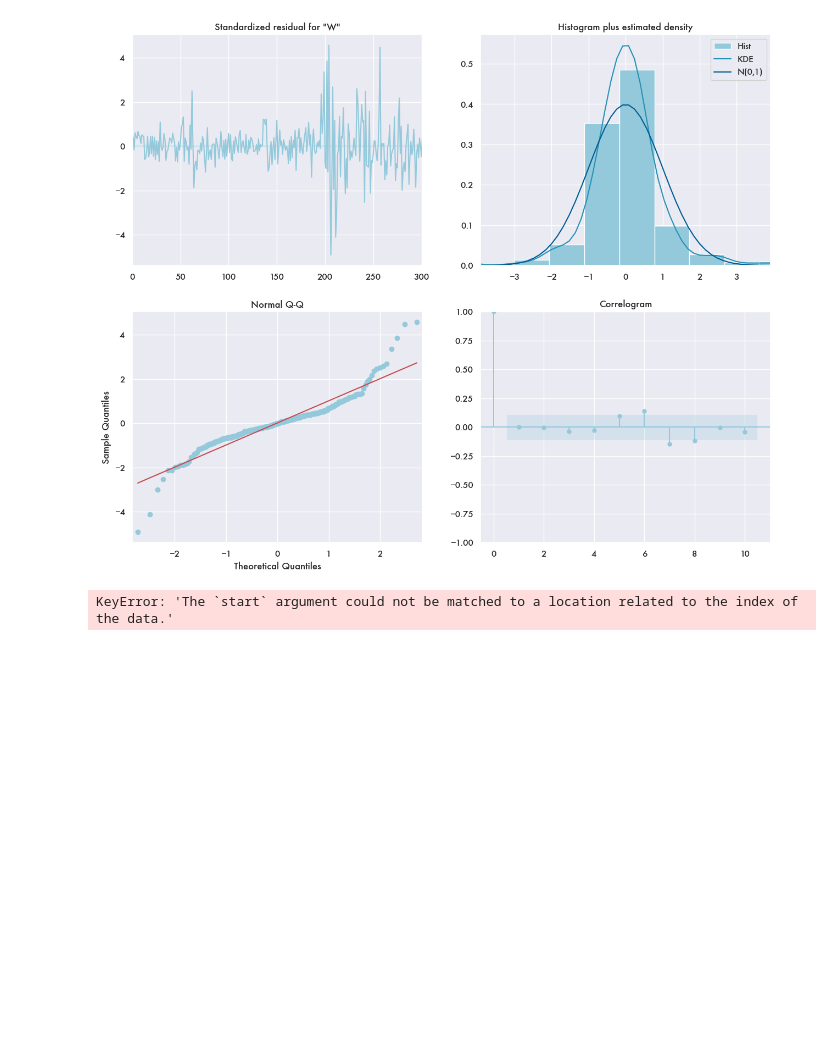
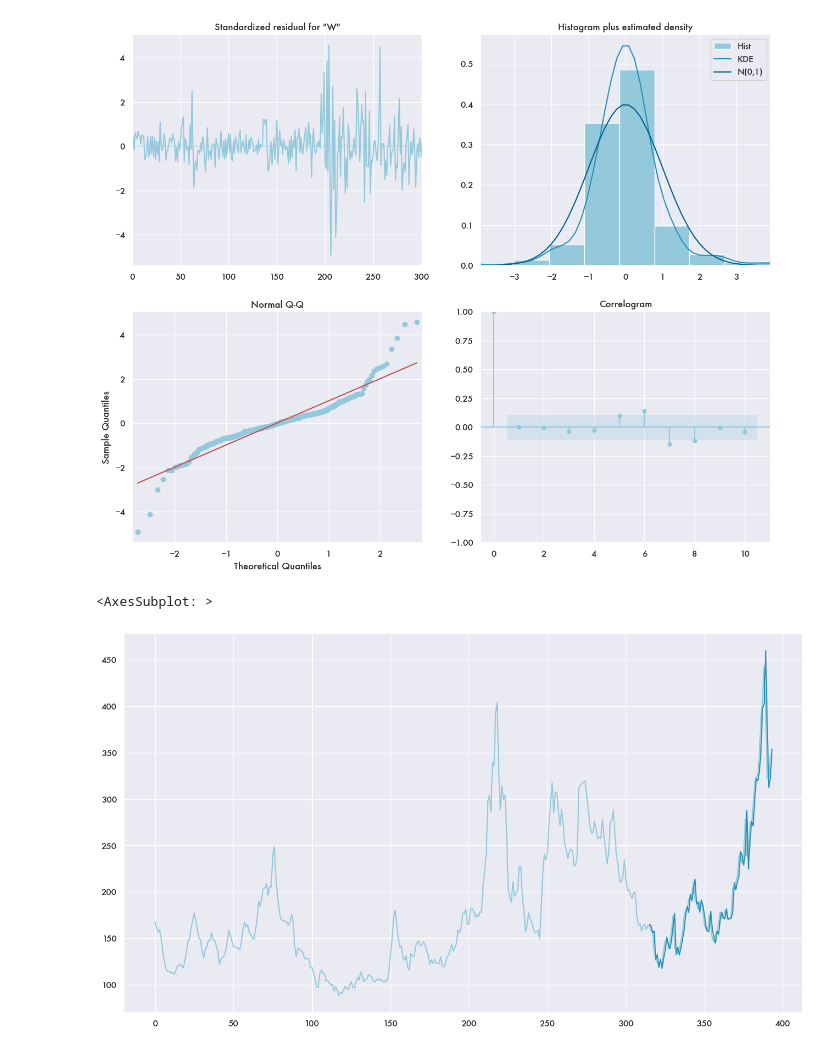
Before and after one commit to dhruv-pandit/time-series-project, a Jupyter notebook: Code:Notebooks/notebook_analysis_dhruv.ipynb, the cells around one changed output. Drawn from its saved outputs; the diff is of its cells as text; code cells hidden in the pictures; blank space fills up the shorter version.

```diff
--- a/Code:Notebooks/notebook_analysis_dhruv.ipynb
+++ b/Code:Notebooks/notebook_analysis_dhruv.ipynb
@@ -311,3 +313,5 @@ models
 # %%
-model_final = SARIMAX(df_wheat_train["Wheat_Price"], order=(1, 1, 2), seasonal_order=(0, 1, 1, 12)).fit()
+df_wheat_train_c = df_wheat_train.copy()
+df_wheat_train_c.set_index('observation_date')
+model_final = SARIMAX(df_wheat["Wheat_Price"], order=(1, 1, 2), seasonal_order=(1, 0, 1, 12)).fit()
 # %% [output]
@@ -334,8 +373,12 @@ model_final.plot_diagnostics(figsize=(15,12))
 # %% [output]
 [figure]
 [figure]
-# %%
-plt.plot(df_wheat_train['observation_date'], model_final.predict(dynamic=True,typ='levels', start=df_wheat_test['observation_date'].head(1).values[0], end = df_wheat_test['observation_date'].tail(1).values[0]))
-plt.plot(df_wheat_train['observation_date'], df_wheat['Wheat_Price'])
-# %% [output]
-KeyError: 'The `start` argument could not be matched to a location related to the index of the data.'
+# %%
+start = df_wheat_train.shape[0]
+end = df_wheat_train.shape[0] + df_wheat_test.shape[0] -1
+predict = model_final.predict(start, end)
+ax = df_wheat['Wheat_Price'].plot(figsize=(16, 9))
+predict.plot(ax = ax)
+# %% [output]
+<AxesSubplot: >
+[figure, added]
```
Also changed, not shown: parts of 7 cells of this notebook.
